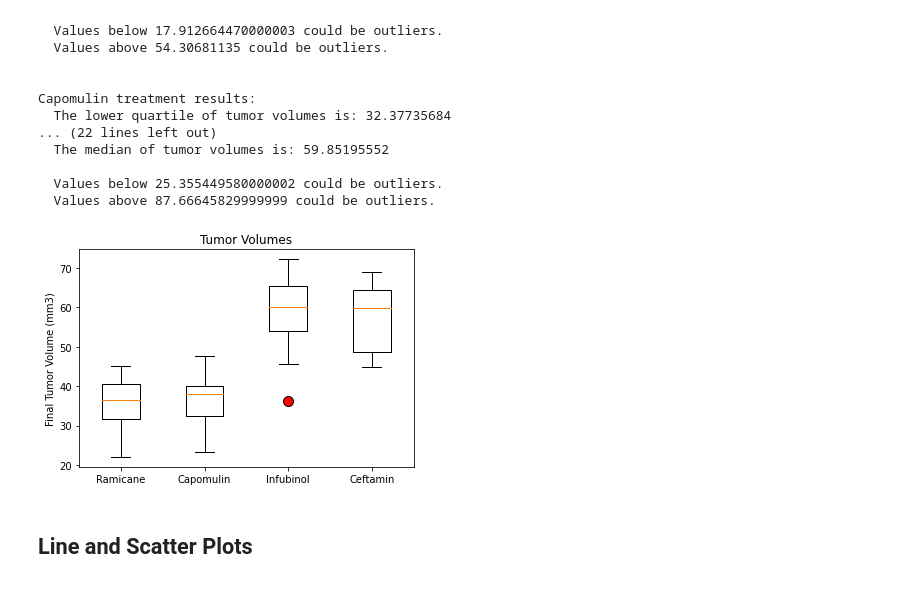
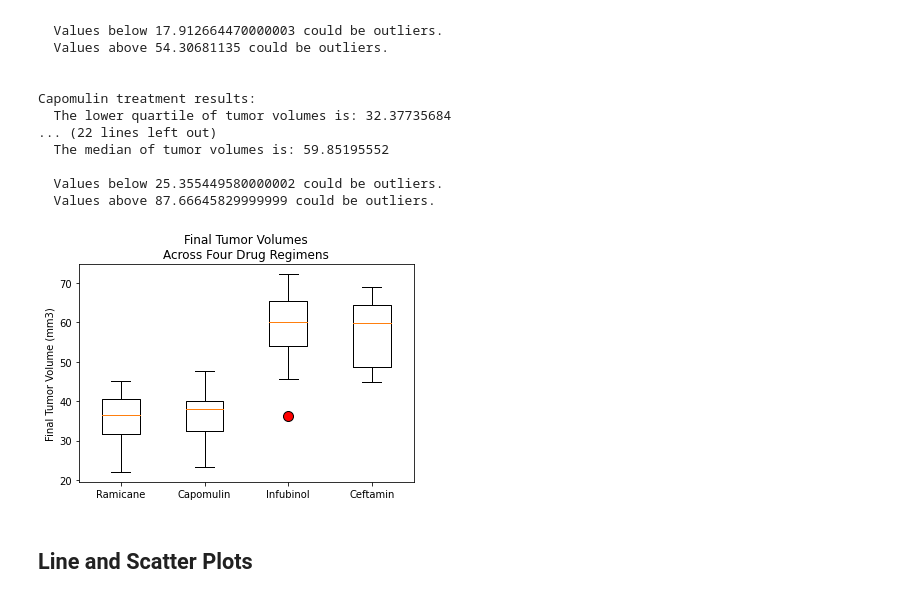
Before and after one commit to pammeyer80/matplotlib-challenge, a Jupyter notebook: Pymaceuticals/pymaceuticals_starter.ipynb, the cells around one changed output. Cells and saved outputs as stored; diff of their text form; code cells hidden in the pictures.

```diff
--- a/Pymaceuticals/pymaceuticals_starter.ipynb
+++ b/Pymaceuticals/pymaceuticals_starter.ipynb
@@ -276,15 +284,15 @@ Capomulin treatment results:
 # %%
 # Generate a box plot of the final tumor volume of each mouse across four regimens of interest
 fig1, ax1 = plt.subplots()
-ax1.set_title(f'Tumor Volumes')
+ax1.set_title(f'Final Tumor Volumes\nAcross Four Drug Regimens')
 ax1.set_ylabel('Final Tumor Volume (mm3)')
 
 flierprops = dict(marker='o', markerfacecolor='r', linestyle='none', markersize=10)
 ax1.boxplot(tumor_volumes, flierprops=flierprops)
 plt.xticks(ticks,treatments)
 plt.show()
 # %% [output]
-[figure, old version]
+[figure, new version]
 # %% [markdown]
 ## Line and Scatter Plots
 # %%
```
Also changed, not shown: parts of 13 cells of this notebook, 2 other files.
